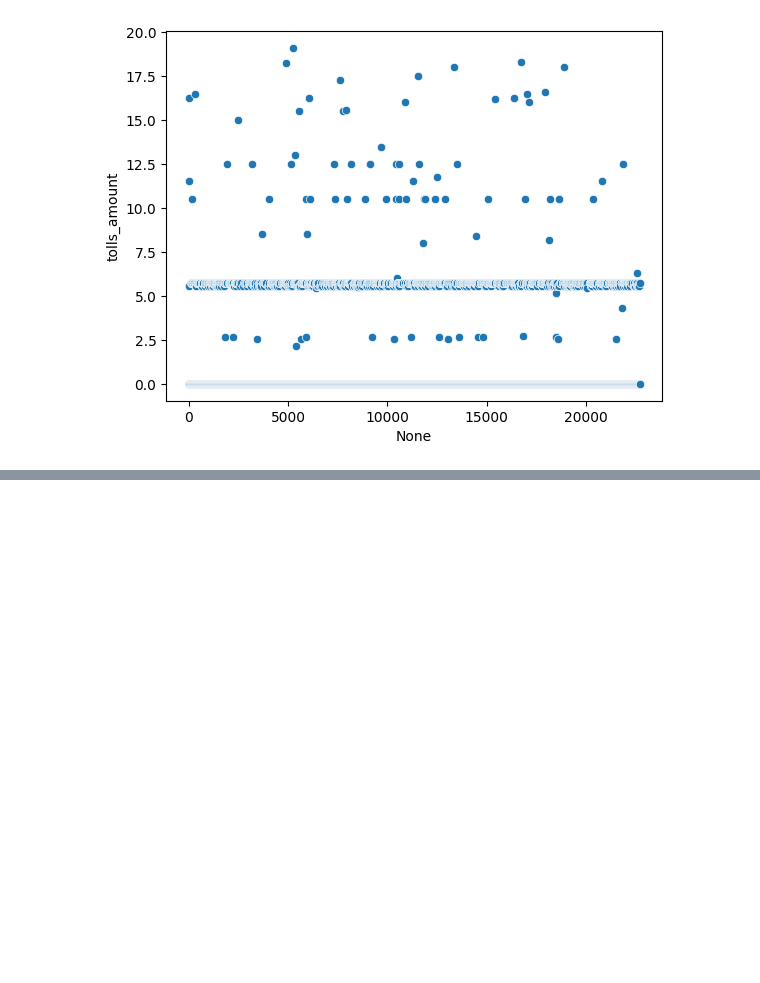
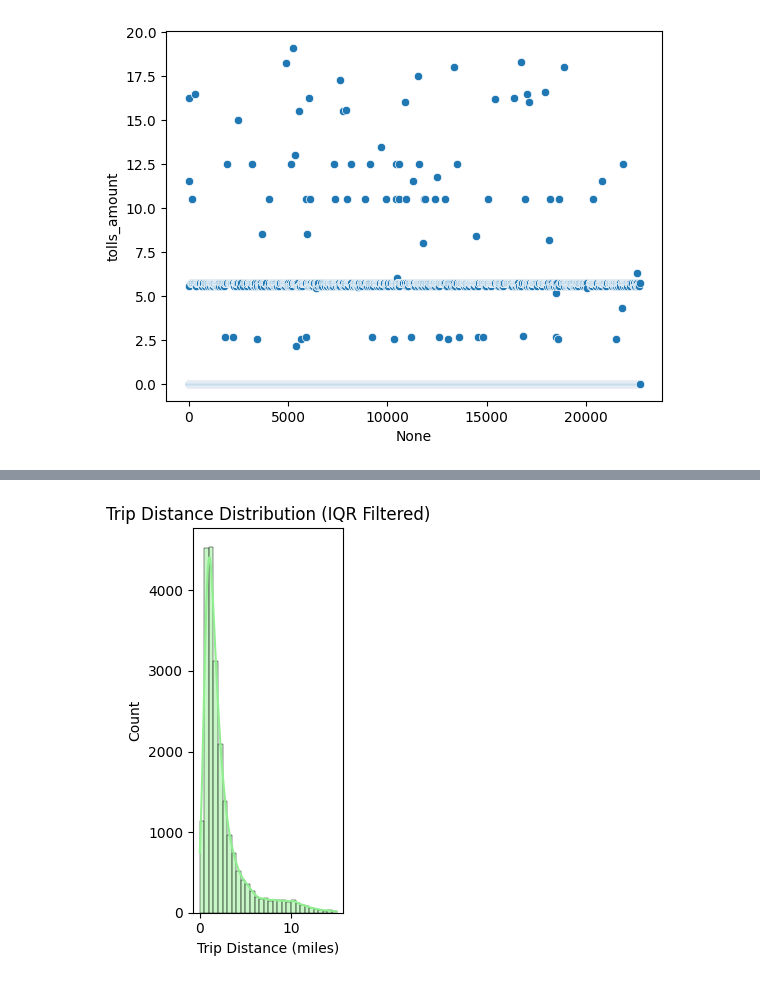
Before and after one commit to ary3120-droid/myproject, a Jupyter notebook: trip_ay.ipynb, the cells around one changed output, grey strips where cells are left out. Cells and saved outputs as stored; diff of their text form; code cells hidden in the pictures; blank space fills up the shorter version.

```diff
--- a/trip_ay.ipynb
+++ b/trip_ay.ipynb
@@ -263,0 +312,12 @@ memory usage: 1.7+ MB
+# %%
+
+# (3) 거리 분포
+plt.subplot(1, 3, 3)
+sns.histplot(data['trip_distance'], bins=30, kde=True, color='lightgreen')
+plt.title('Trip Distance Distribution (IQR Filtered)')
+plt.xlabel('Trip Distance (miles)')
+
+plt.tight_layout()
+plt.show()
+# %% [output]
+[figure, added]
```
Also changed, not shown: parts of 41 cells of this notebook.
